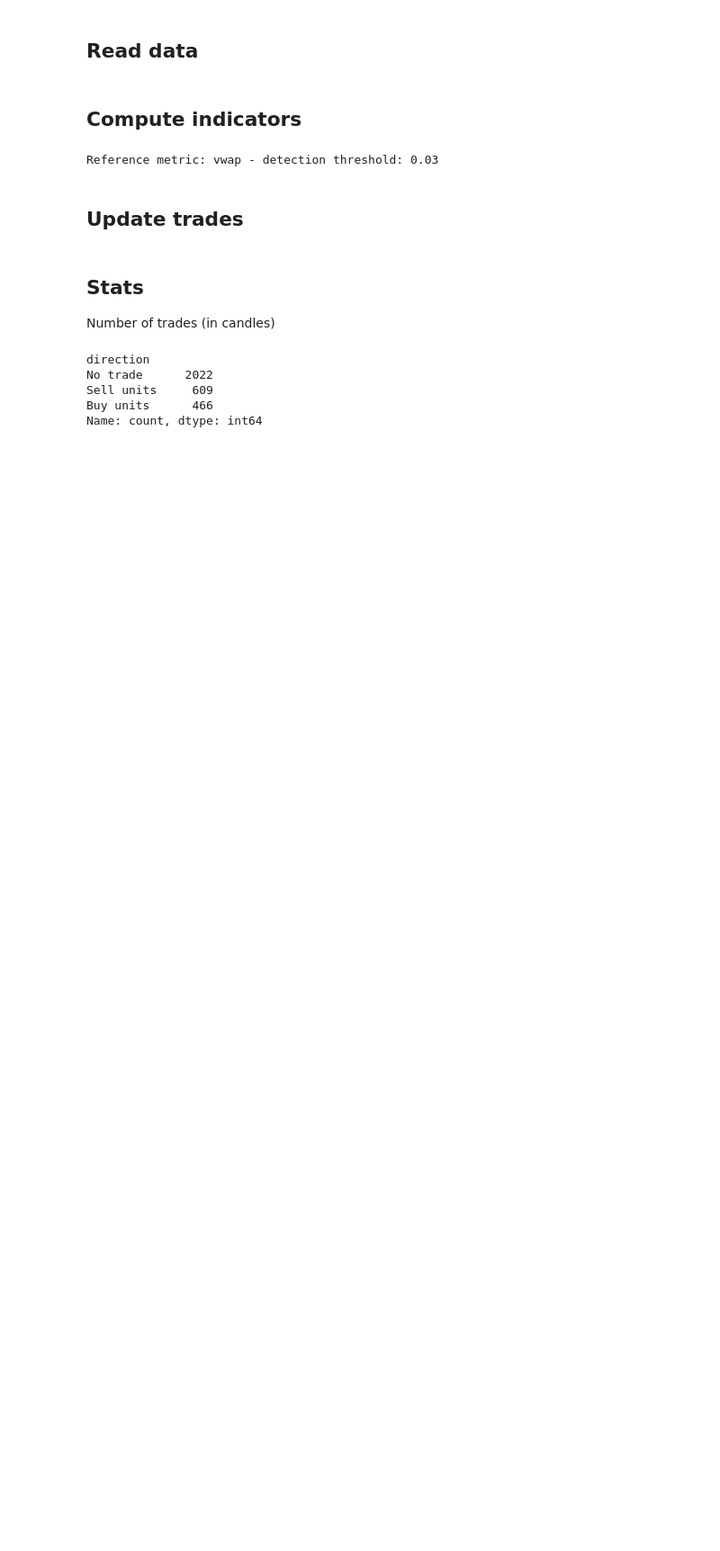
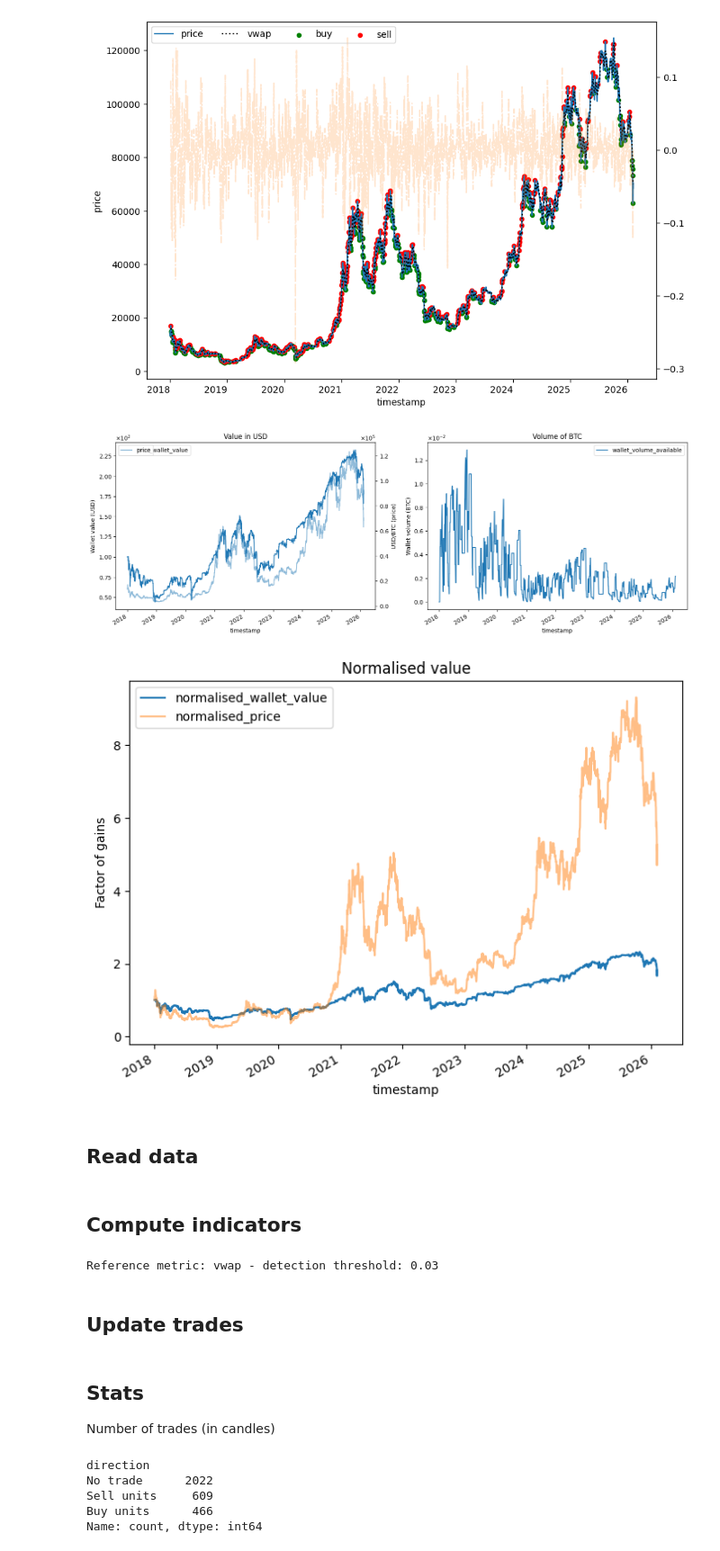
Before and after one commit to janalbertviljoen/Trading_Bot, a Jupyter notebook: run_bot.ipynb, the cells around one changed output. Shown at 90% size. Cells and saved outputs as stored; diff of their text form; code cells hidden in the pictures; blank space fills up the shorter version.

```diff
--- a/run_bot.ipynb
+++ b/run_bot.ipynb
@@ -12,0 +15,5 @@ import trade_perforpance
+# %%
+koudie = PromisedLandTrader(dict_read_data=dict_read_data,
+                            dict_detect_trades=dict_detect_trades,
+                            dict_trade_logic=dict_trade_logic,
+                           )
@@ -13,3 +24,9 @@ import trade_perforpance
+# %%
+koudie.perform_analysis()
+# %% [output]
+[figure, added]
+[figure, added]
+[figure, added]
 # %% [markdown]
 ## Read data
 # %%
```
Also changed, not shown: parts of 2 cells of this notebook, 2 other files.
